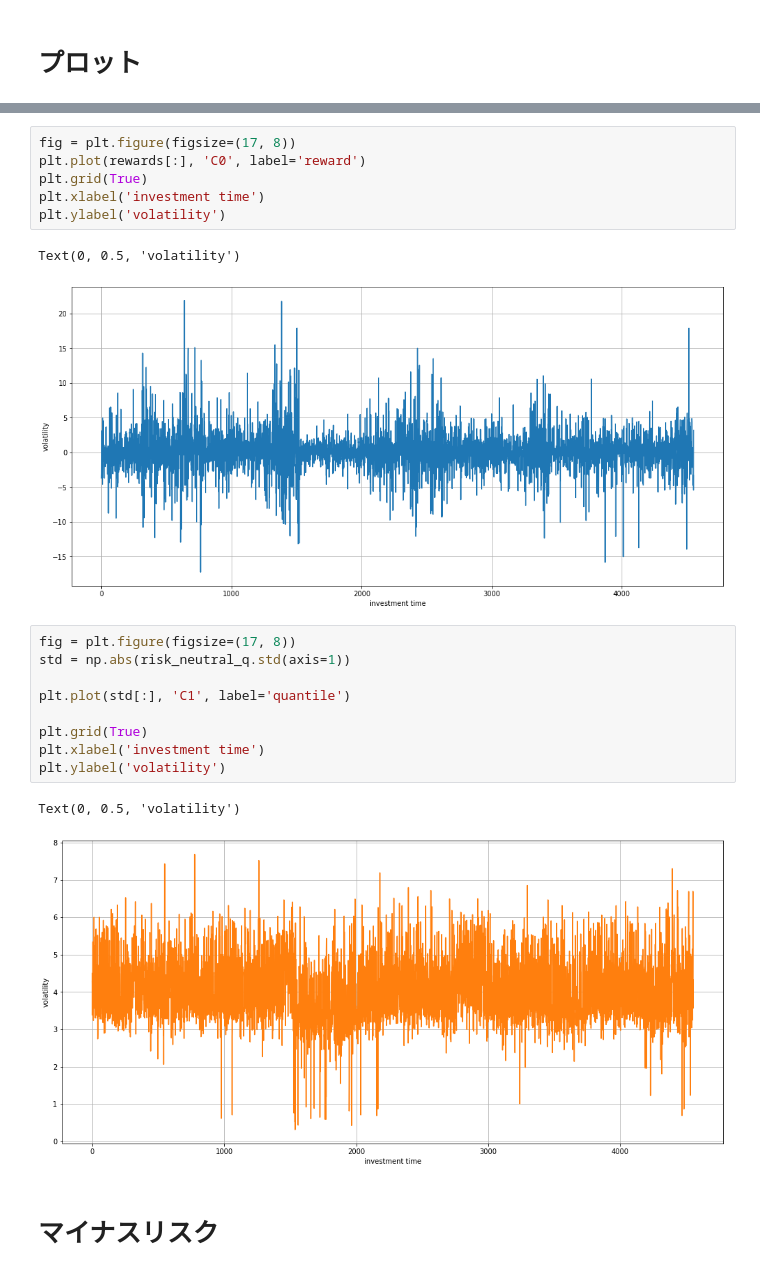
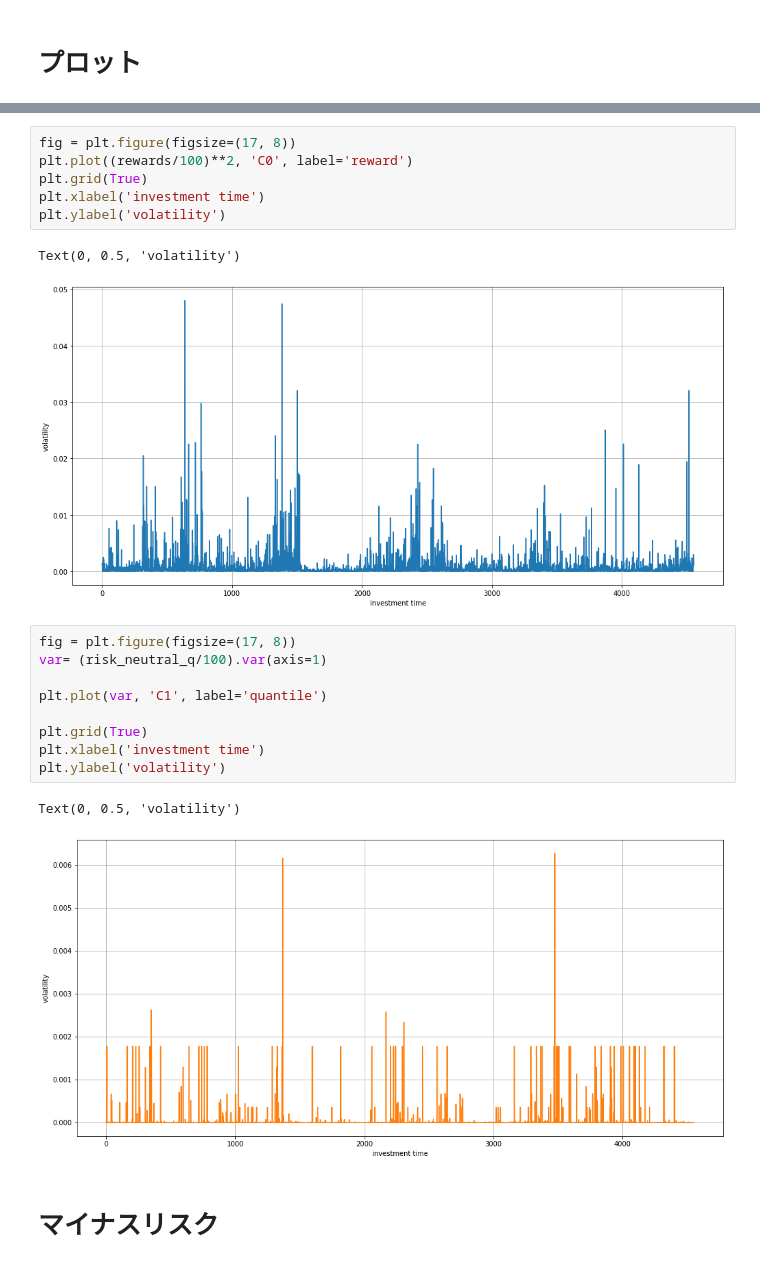
Before and after one commit to ShogoAkiyama/rltorch2, a Jupyter notebook: sentiment/iqn/EDA.ipynb, the cells around one changed output, grey strips where cells are left out. Saved outputs shown, nothing was run; the diff lists cells and outputs as text.

```diff
--- a/sentiment/iqn/EDA.ipynb
+++ b/sentiment/iqn/EDA.ipynb
@@ -599,24 +584,24 @@ stats.jarque_bera(qq)
 # %%
 fig = plt.figure(figsize=(17, 8))
-plt.plot(rewards[:], 'C0', label='reward')
+plt.plot((rewards/100)**2, 'C0', label='reward')
 plt.grid(True)
 plt.xlabel('investment time')
 plt.ylabel('volatility')
 # %% [output]
 Text(0, 0.5, 'volatility')
-[figure, old version]
+[figure, new version]
 # %%
 fig = plt.figure(figsize=(17, 8))
-std = np.abs(risk_neutral_q.std(axis=1))
+var= (risk_neutral_q/100).var(axis=1)
 
-plt.plot(std[:], 'C1', label='quantile')
+plt.plot(var, 'C1', label='quantile')
 
 plt.grid(True)
 plt.xlabel('investment time')
 plt.ylabel('volatility')
 # %% [output]
 Text(0, 0.5, 'volatility')
-[figure, old version]
+[figure, new version]
 # %% [markdown]
 # マイナスリスク
 # %%
```
Also changed, not shown: parts of 21 cells of this notebook, 2 other files.
